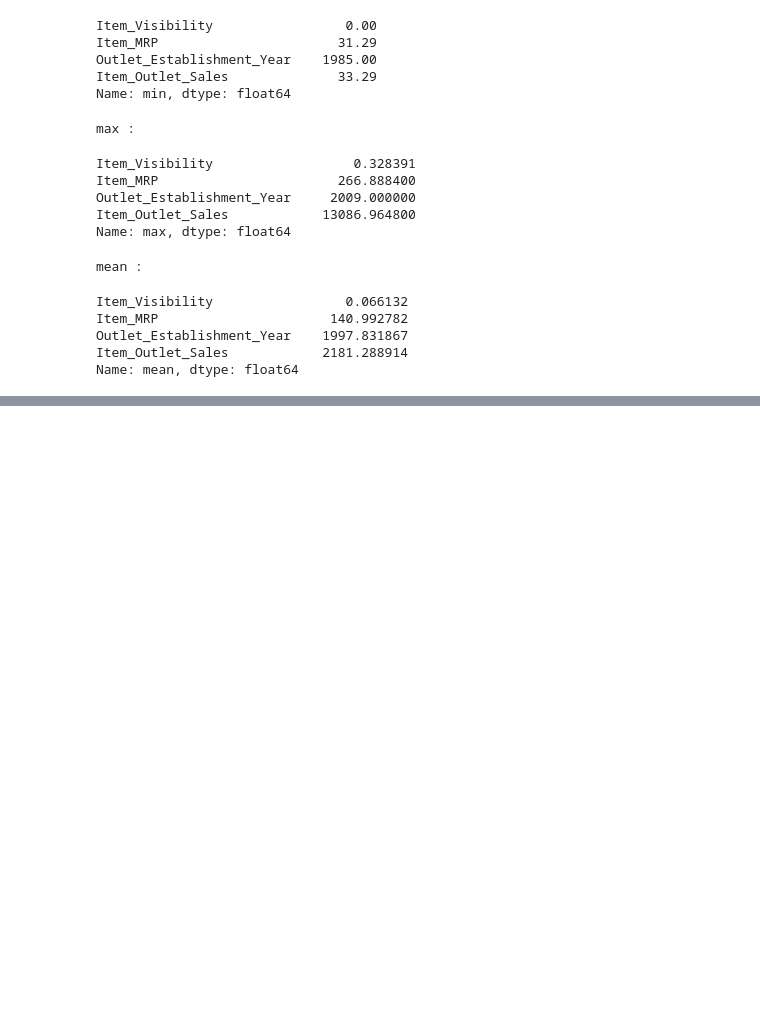
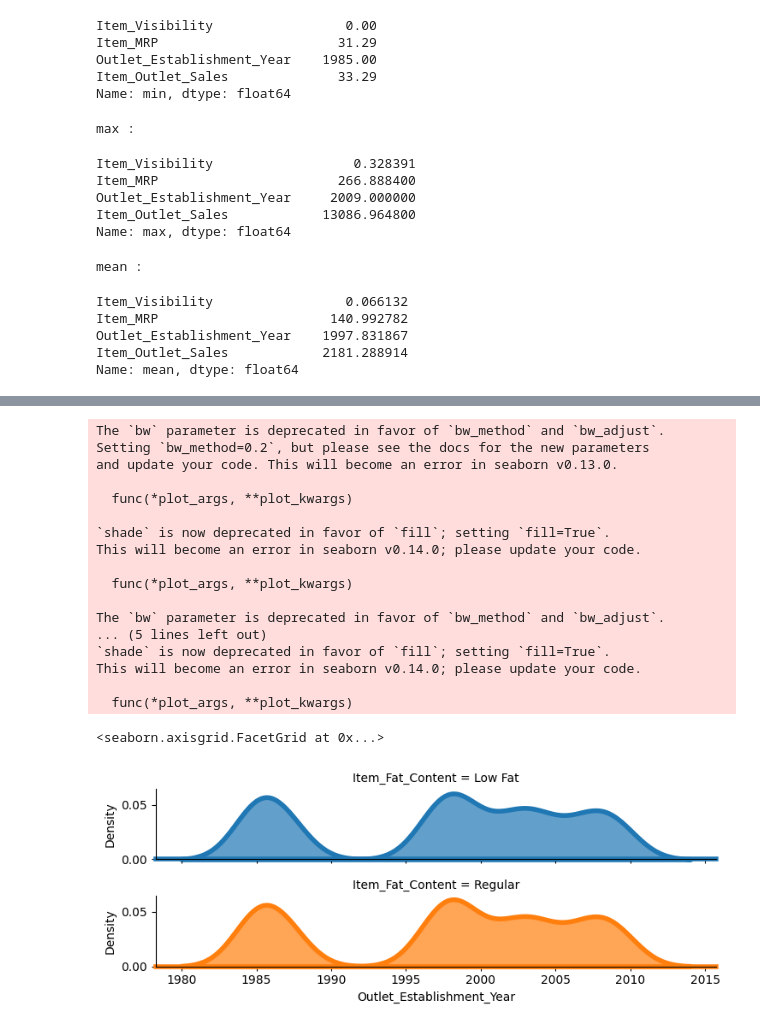
Before and after one commit to Bmdhia/X_sales_predictions, a Jupyter notebook: Project_1_Part_2.ipynb, the cells around one changed output, grey strips where cells are left out. Saved outputs shown, nothing was run; the diff lists cells and outputs as text; code cells hidden in the pictures; blank space fills up the shorter version.

```diff
--- a/Project_1_Part_2.ipynb
+++ b/Project_1_Part_2.ipynb
@@ -199,0 +234,27 @@ Name: mean, dtype: float64
+# %%
+rp = sns.FacetGrid(df, row="Item_Fat_Content", hue="Item_Fat_Content", aspect=5, height=1.50)
+
+rp.map(sns.kdeplot, 'Outlet_Establishment_Year', clip_on=False,
+       shade=True, alpha=0.7, lw=4, bw=.2)
+
+rp.map(plt.axhline, y=0, lw=4, clip_on=False)
+# %% [output]
+The `bw` parameter is deprecated in favor of `bw_method` and `bw_adjust`.
+Setting `bw_method=0.2`, but please see the docs for the new parameters
+and update your code. This will become an error in seaborn v0.13.0.
+
+  func(*plot_args, **plot_kwargs)
+
+`shade` is now deprecated in favor of `fill`; setting `fill=True`.
+This will become an error in seaborn v0.14.0; please update your code.
+
+  func(*plot_args, **plot_kwargs)
+
+The `bw` parameter is deprecated in favor of `bw_method` and `bw_adjust`.
+... (5 lines left out)
+`shade` is now deprecated in favor of `fill`; setting `fill=True`.
+This will become an error in seaborn v0.14.0; please update your code.
+
+  func(*plot_args, **plot_kwargs)
+<seaborn.axisgrid.FacetGrid at 0x...>
+[figure, added]
```
Also changed, not shown: parts of 14 cells of this notebook.
